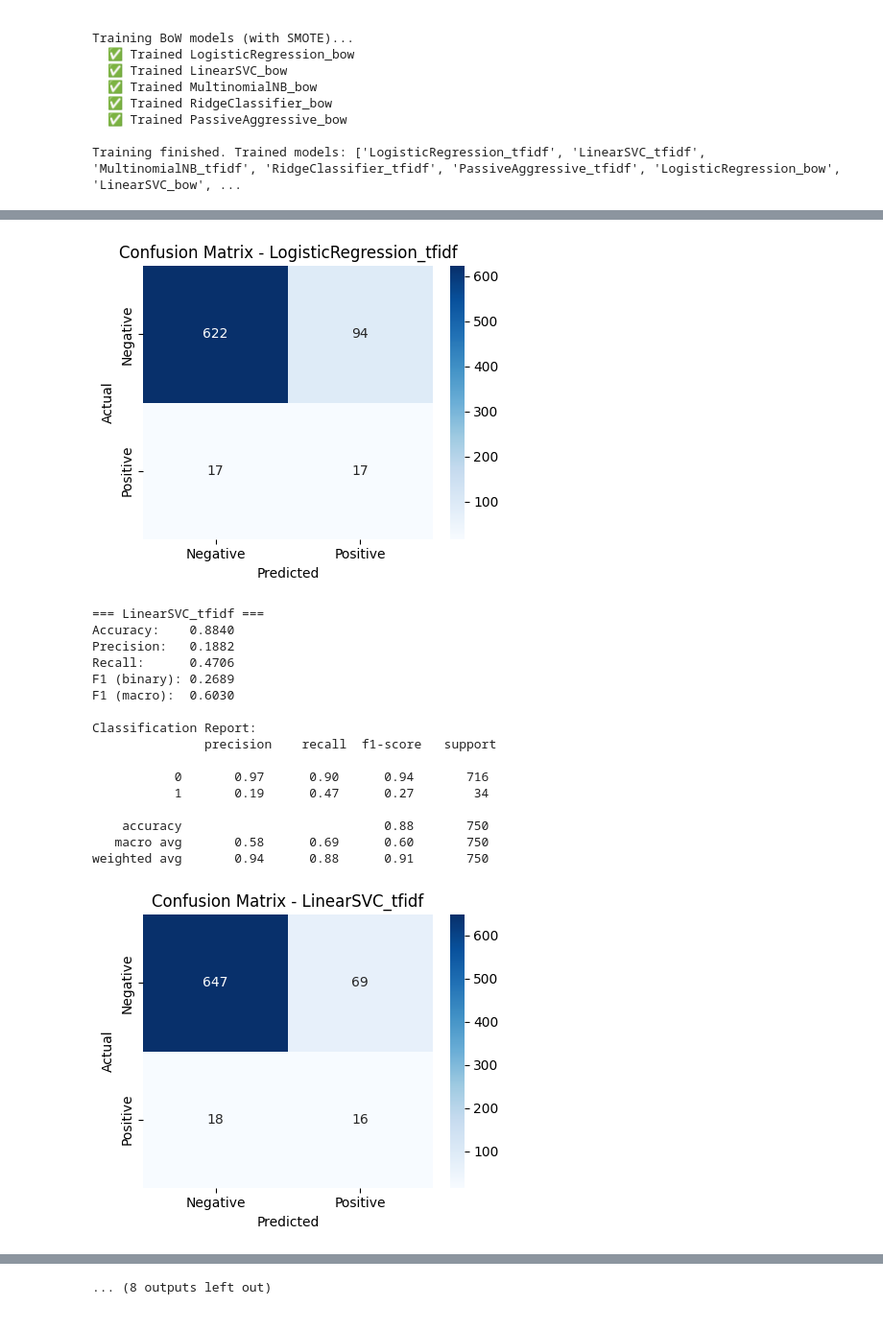
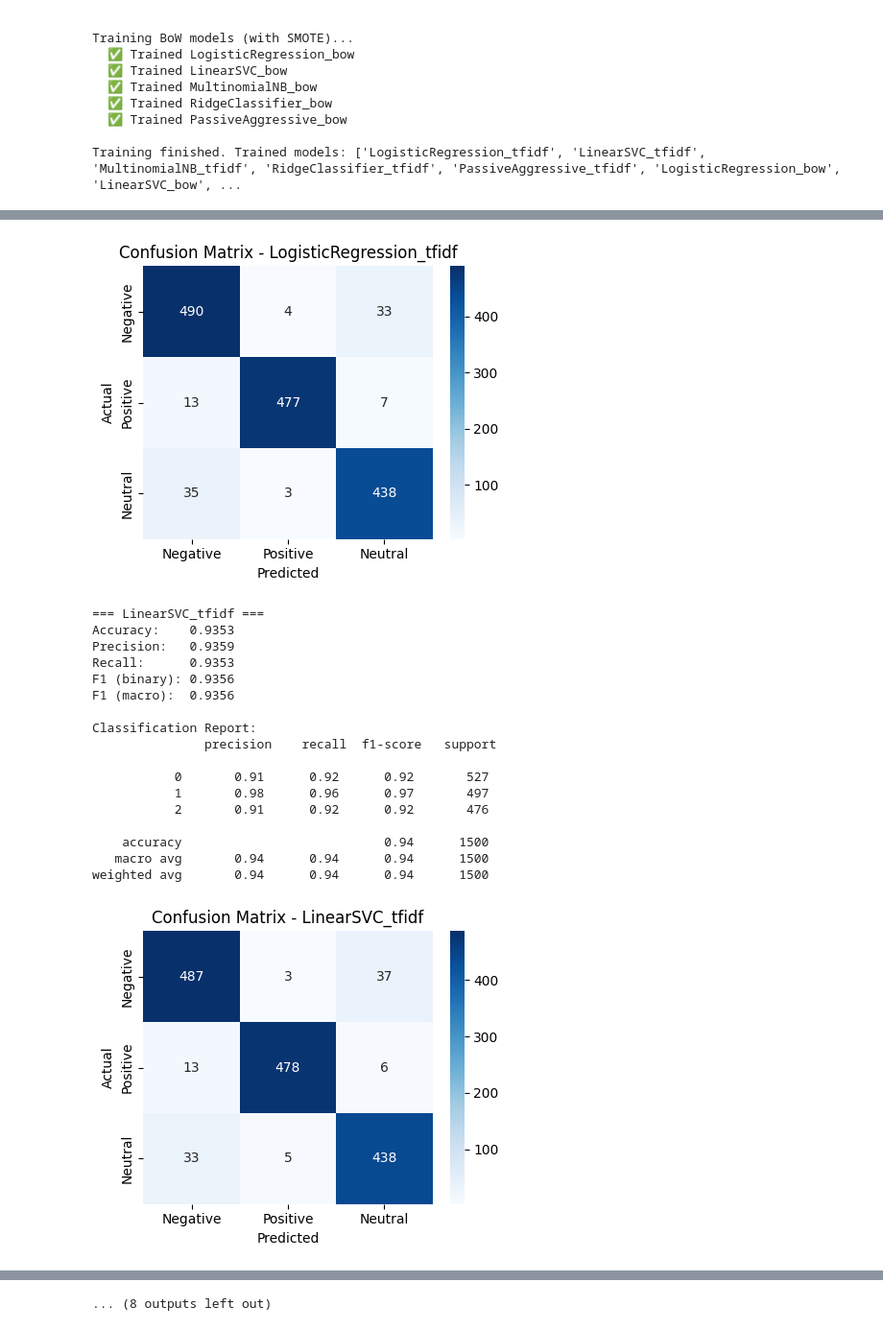
Before and after one commit to jiyuutheosum/Machine-Learning, a Jupyter notebook: Machine_Learning_PIT.ipynb, the cells around one changed output, grey strips where cells are left out. Shown: that part at 96% size. Drawn from its saved outputs; the diff is of its cells as text; code cells hidden in the pictures.

```diff
--- a/Machine_Learning_PIT.ipynb
+++ b/Machine_Learning_PIT.ipynb
@@ -182,0 +140,21 @@ Name: count, dtype: int64
+# %%
+# 1. Define your column names directly
+TEXT_COL = "sents"
+LABEL_COL = "sentiments"
+
+# 2. Keep only the necessary columns
+df = df[[TEXT_COL, LABEL_COL]].rename(columns={
+    TEXT_COL: "text",
+    LABEL_COL: "label"
+}).dropna().reset_index(drop=True)
+
+# 3. Ensure label is numeric (0/1)
+df["label"] = df["label"].astype(int)
+
+# 4. (Optional) sample if dataset is huge
+SAMPLE_N = 10000
+if len(df) > SAMPLE_N:
+    df = df.sample(SAMPLE_N, random_state=42).reset_index(drop=True)
+
+print(df.head())
+print("Label distribution:\n", df["label"].value_counts())
@@ -186,7 +177,7 @@ Name: count, dtype: int64
 # === Preprocessing pipeline (cached spellchecker) ===
 stop_words = set(stopwords.words('english'))
 lemmatizer = WordNetLemmatizer()
-spell = SpellChecker(distance=1)
+speaker = SpellChecker(distance=1)
 spell_cache = {}
 
 def clean_text(text):
@@ -208,7 +199,7 @@ def clean_text(text):
             if t in spell_cache:
                 t = spell_cache[t]
             else:
-                corr = spell.correction(t)
+                corr = speaker.correction(t)
                 if corr:
                     spell_cache[t] = corr
                     t = corr
@@ -376,12 +367,12 @@ Training finished. Trained models: ['LogisticRegression_tfidf', 'LinearSVC_tfidf
 # %%
-# === Cell 8: EVALUATION OF ALL MODELS (with Confusion Matrix Plot) ===
+# === EVALUATION OF ALL MODELS (with Confusion Matrix Plot) ===
 eval_results = []
 
 for name, preds in val_predictions.items():
     acc = accuracy_score(y_val, preds)
-    prec = precision_score(y_val, preds, zero_division=0)
-    rec = recall_score(y_val, preds, zero_division=0)
-    f1 = f1_score(y_val, preds, zero_division=0)
+    prec = precision_score(y_val, preds, average='macro', zero_division=0)
+    rec = recall_score(y_val, preds, average='macro', zero_division=0)
+    f1 = f1_score(y_val, preds, average='macro', zero_division=0)
     f1_macro = f1_score(y_val, preds, average='macro', zero_division=0)
     cm = confusion_matrix(y_val, preds)
 
@@ -394,10 +385,11 @@ for name, preds in val_predictions.items():
     print("\nClassification Report:\n", classification_report(y_val, preds, zero_division=0))
 
     # ---- Improved Confusion Matrix ----
+    # Tick labels (0 = Negative, 1 = Positive)
     plt.figure(figsize=(4.5, 3.8))
     sns.heatmap(cm, annot=True, fmt='d', cmap="Blues",
-                xticklabels=['Negative', 'Positive'],
-                yticklabels=['Negative', 'Positive'])
+                xticklabels=['Negative', 'Positive', 'Neutral'],
+                yticklabels=['Negative', 'Positive', 'Neutral'])
     plt.title(f'Confusion Matrix - {name}')
     plt.xlabel('Predicted')
     plt.ylabel('Actual')
@@ -433,19 +426,20 @@ weighted avg       0.94      0.85      0.89       750
-[figure, old version]
+[figure, new version]
 === LinearSVC_tfidf ===
-Accuracy:    0.8840
-Precision:   0.1882
-Recall:      0.4706
-F1 (binary): 0.2689
-F1 (macro):  0.6030
+Accuracy:    0.9353
+Precision:   0.9359
+Recall:      0.9353
+F1 (binary): 0.9356
+F1 (macro):  0.9356
 
 Classification Report:
                precision    recall  f1-score   support
 
-           0       0.97      0.90      0.94       716
-           1       0.19      0.47      0.27        34
+           0       0.91      0.92      0.92       527
+           1       0.98      0.96      0.97       497
+           2       0.91      0.92      0.92       476
 
-    accuracy                           0.88       750
-   macro avg       0.58      0.69      0.60       750
-weighted avg       0.94      0.88      0.91       750
+    accuracy                           0.94      1500
+   macro avg       0.94      0.94      0.94      1500
+weighted avg       0.94      0.94      0.94      1500
-[figure, old version]
+[figure, new version]
 === MultinomialNB_tfidf ===
```
Also changed, not shown: parts of 41 cells of this notebook.
